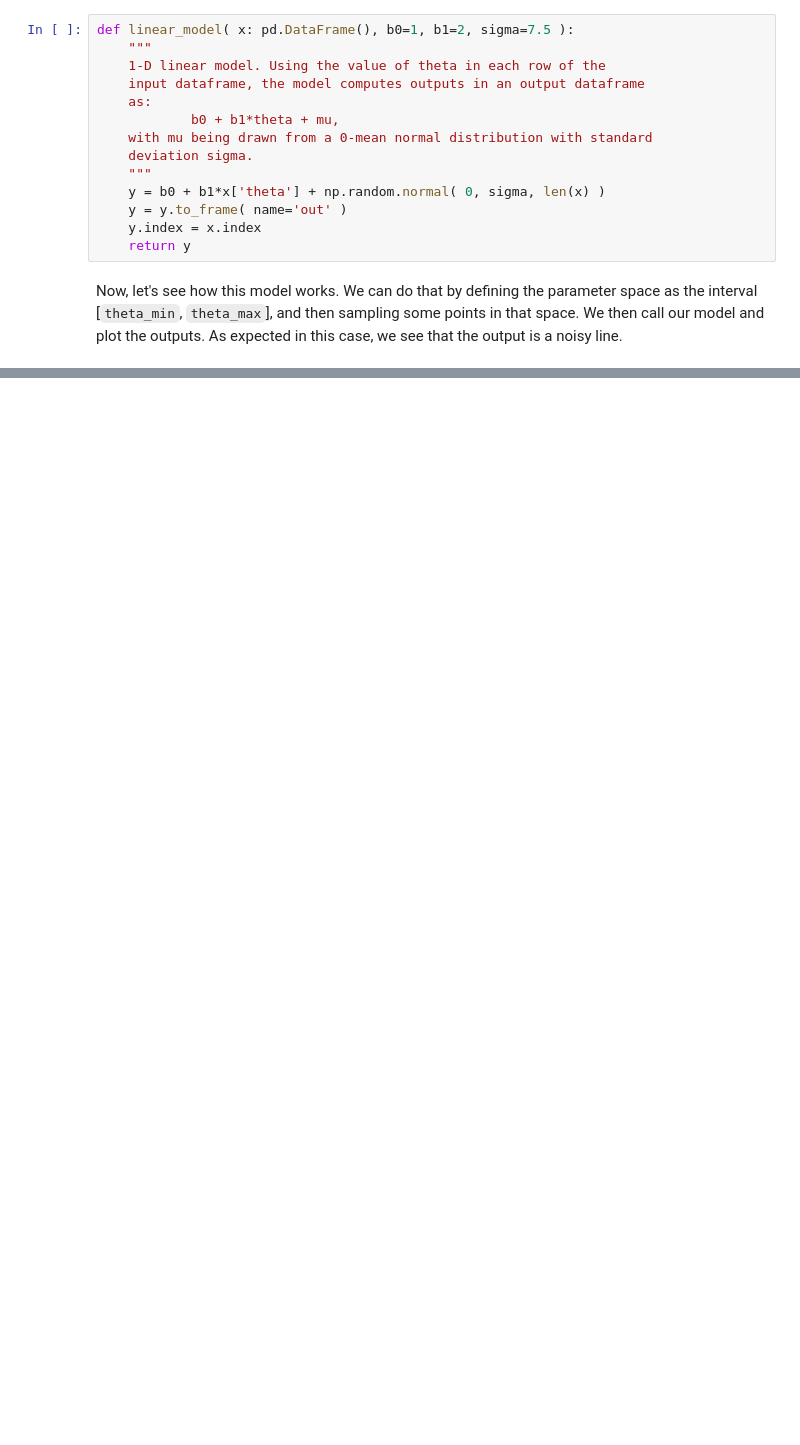
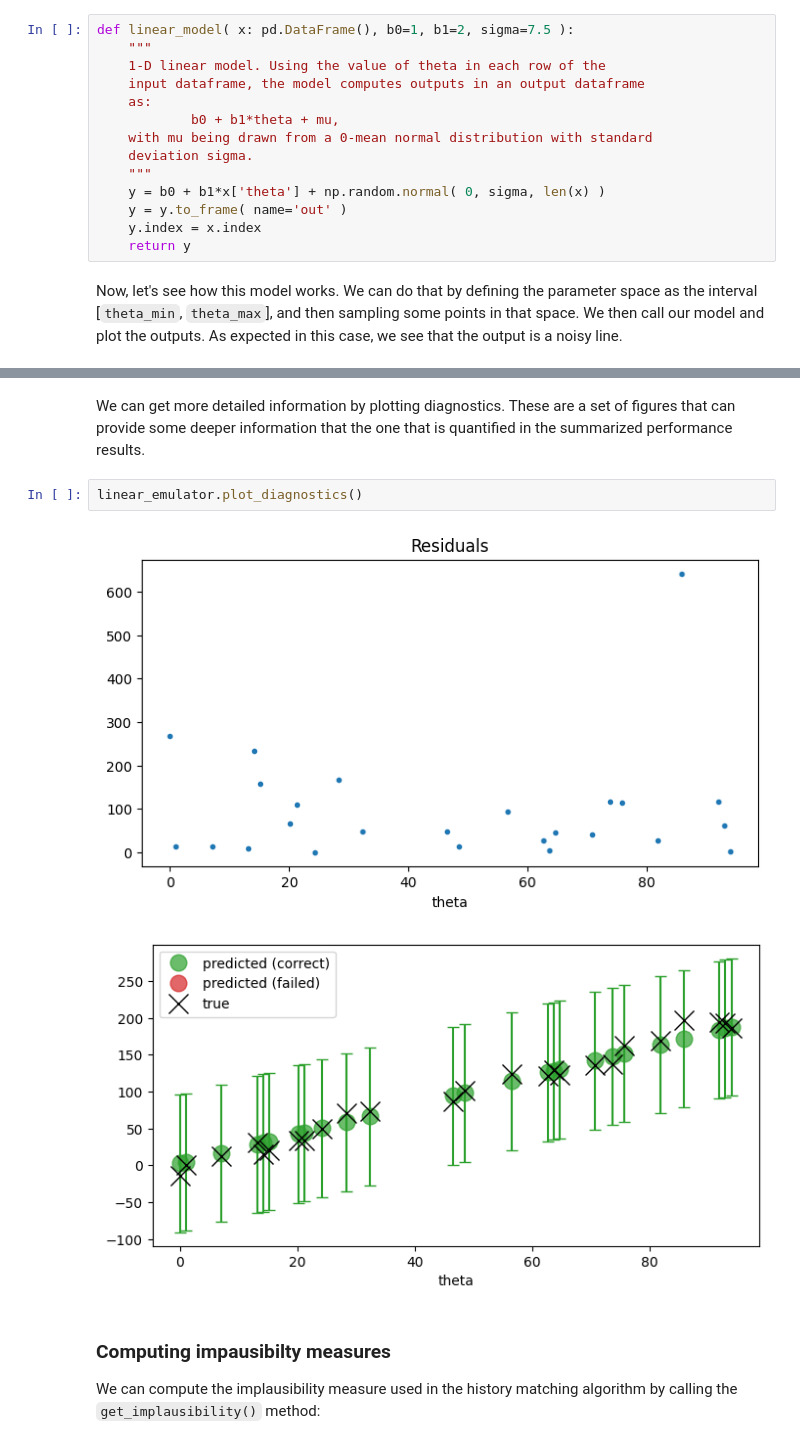
Before and after one commit to InstituteforDiseaseModeling/historymatching, a Jupyter notebook: examples/using_emulators.ipynb, the cells around one changed output, grey strips where cells are left out. Saved outputs shown, nothing was run; the diff lists cells and outputs as text; blank space fills up the shorter version.

```diff
--- a/examples/using_emulators.ipynb
+++ b/examples/using_emulators.ipynb
@@ -71,0 +164,11 @@ We can train our emulator by instantiating it with some input data (such as the
+# %% [markdown]
+We can get more detailed information by plotting diagnostics. These are a set of figures that can provide some deeper information that the one that is quantified in the summarized performance results.
+# %%
+linear_emulator.plot_diagnostics()
+# %% [output]
+[figure, added]
+[figure, added]
+# %% [markdown]
+### Computing impausibilty measures
+
+We can compute the implausibility measure used in the history matching algorithm by calling the `get_implausibility()` method:
```
Also changed, not shown: parts of 21 cells of this notebook, 1 other file.
